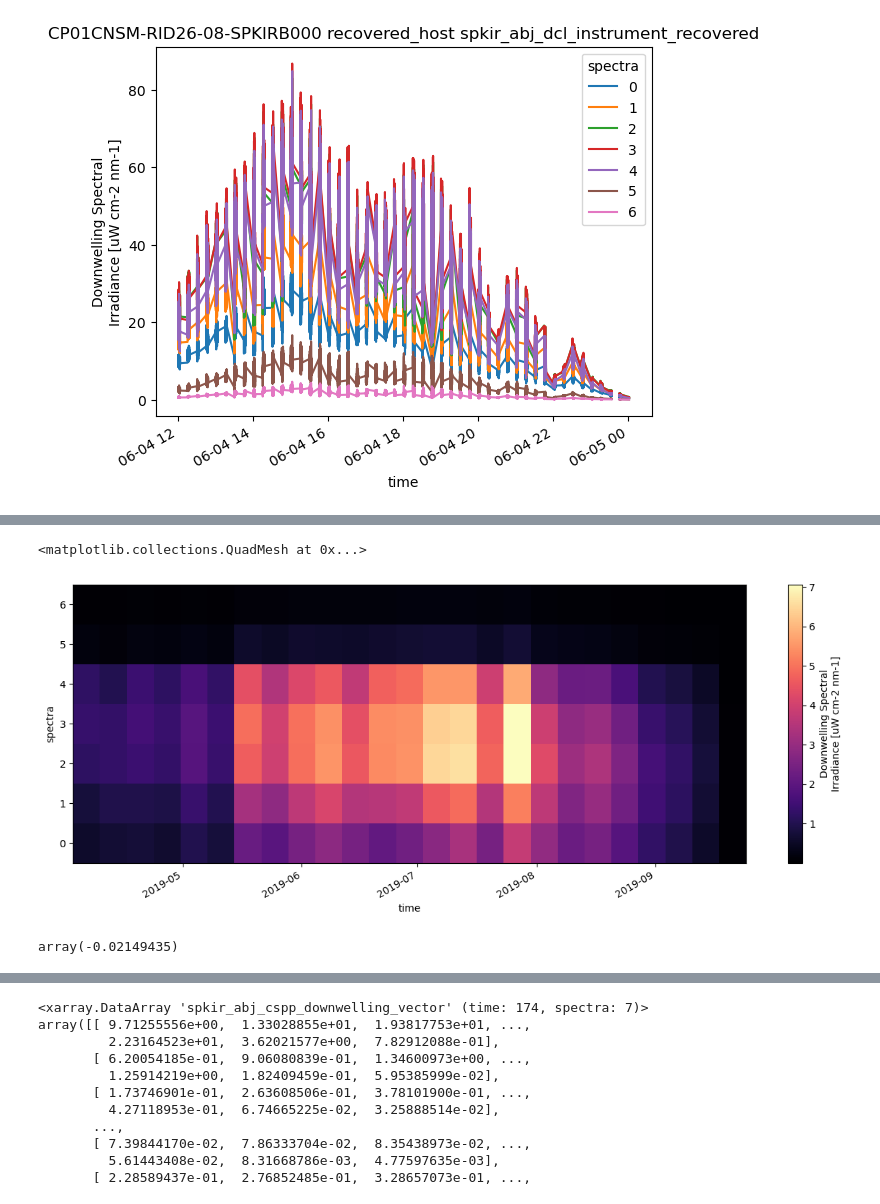
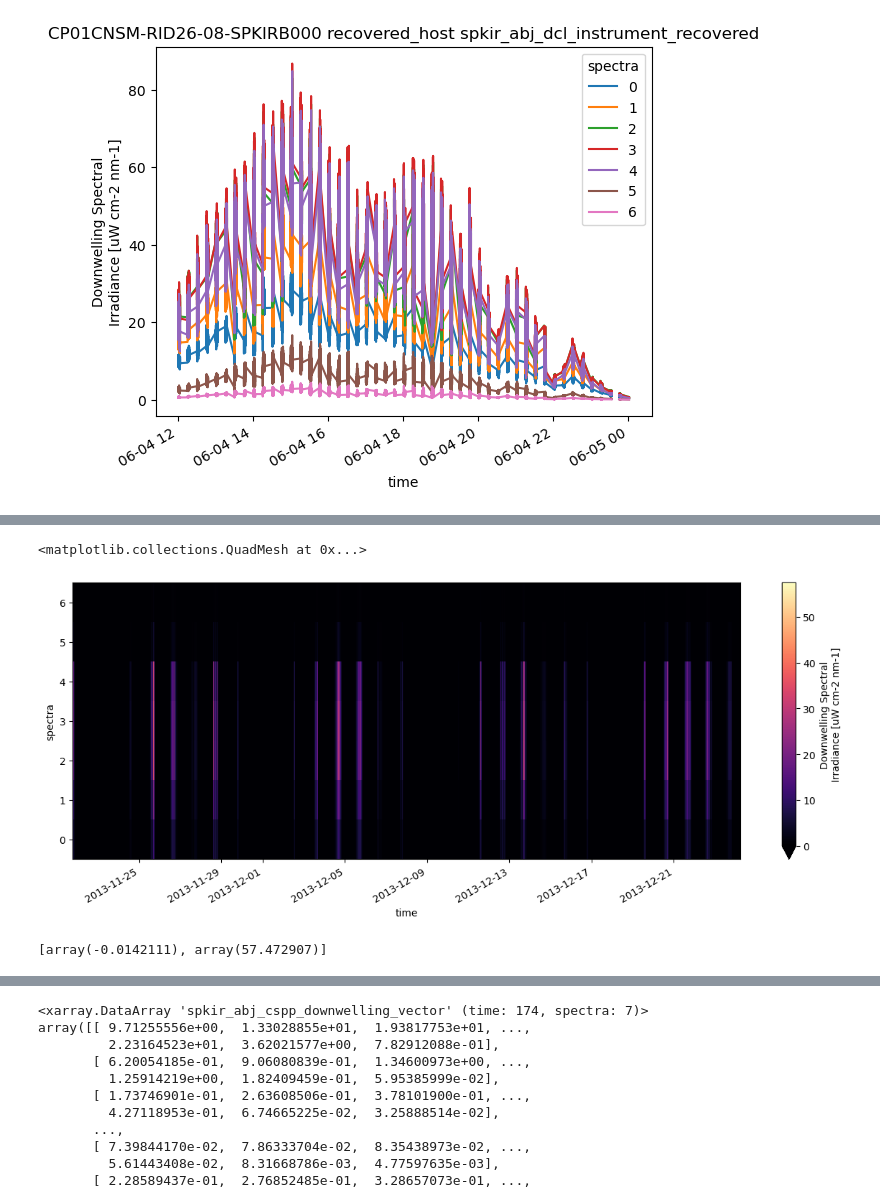
Before and after one commit to cooleyky/qartod_testing, a Jupyter notebook: notebooks/11-Deep-dive-CP01CNSM-RID26-08-SPKIRB000.ipynb, the cells around one changed output, grey strips where cells are left out. Saved outputs shown, nothing was run; the diff lists cells and outputs as text; code cells hidden in the pictures.

Commit message:
Finish reviewing first Coastal Pioneer SPKIR

```diff
--- a/notebooks/11-Deep-dive-CP01CNSM-RID26-08-SPKIRB000.ipynb
+++ b/notebooks/11-Deep-dive-CP01CNSM-RID26-08-SPKIRB000.ipynb
@@ -27,11 +26,11 @@ refdes = 'CP01CNSM-RID26-08-SPKIRB000'
 site, node, sensor = refdes.split('-', 2)
 # %%
 # Create dict of methods and associated data streams
-methods = common.list_methods(site, node, sensor)
+methods = list_methods(site, node, sensor)
 
 streams = {}
 for method in methods:
-    streams[method] = common.list_streams(site, node, sensor, method)
+    streams[method] = list_streams(site, node, sensor, method)
 
 streams
 # %% [output]
@@ -96,7 +96,7 @@ The `for` loop above that retrieves the available streams for a given method tel
 # Set method and stream strings
 method = methods[0]
 stream = streams[method][0]
-deploy = 11
+deploy = 13
 # %%
 # load data from the local kdata directory
 spkir = load_kdata(site, node, sensor, method, stream, ('*deployment%04d*SPKIR*.nc' % deploy))
@@ -198,15 +188,15 @@ array([[5.60309472e-01, 7.57825601e-01, 1.19915385e+00, 1.35586219e+00,
 # %%
-xr.plot.pcolormesh(downwelling_irradiance, x="time", y="spectra", cmap='magma', figsize=(15,5))
+xr.plot.pcolormesh(spkir_full_time.spkir_abj_cspp_downwelling_vector, x="time", y="spectra", cmap='magma', figsize=(15,5), vmin=0)
 # %% [output]
 <matplotlib.collections.QuadMesh at 0x...>
-[figure, old version]
+[figure, new version]
 # %%
 # create min and max variables to use in full-resolution plot on log-scale cmap
 min_spkir = spkir_full_time.spkir_abj_cspp_downwelling_vector.min().values
 max_spkir = spkir_full_time.spkir_abj_cspp_downwelling_vector.max().values
-min_spkir
+print([min_spkir, max_spkir])
 # %% [output]
-array(-0.02149435)
+[array(-0.0142111), array(57.472907)]
 # %%
 # Trying same plot with full resolution data with log-scale colormap (linear between -1,10)
 xr.plot.pcolormesh(spkir_full_time.spkir_abj_cspp_downwelling_vector, x="time", y="spectra", cmap='magma', figsize=(15,5), norm=colors.SymLogNorm(linthresh=10, vmin=-1))
```
Also changed, not shown: parts of 9 cells of this notebook.
